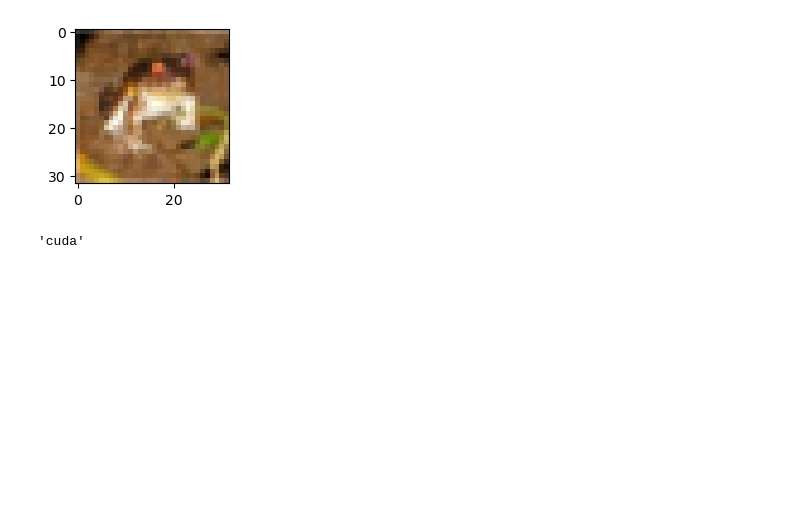
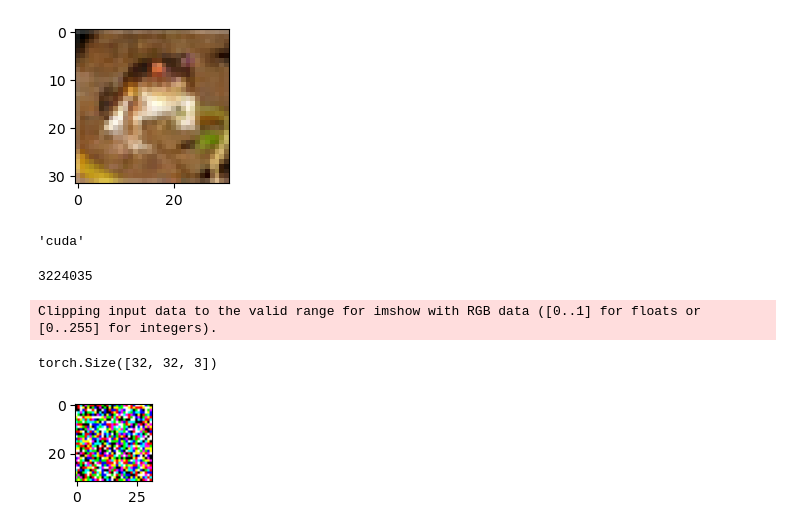
Before and after one commit to MyeongGuJo/diffusion, a Jupyter notebook: DDPM/test.ipynb, the cells around one changed output. Cells and saved outputs as stored; diff of their text form; code cells hidden in the pictures; blank space fills up the shorter version.

```diff
--- a/DDPM/test.ipynb
+++ b/DDPM/test.ipynb
@@ -42,3 +45,7 @@ model = Unet(ch, size, timestep).to(device)
 device
 # %% [output]
 'cuda'
+# %%
+sum(p.numel() for p in model.parameters() if p.requires_grad)
+# %% [output]
+3224035
@@ -53,31 +69,39 @@ optimizer = Adam(model.parameters(), lr=lr)
 # %%
 model.train()
 samples = []
 
 # noise
 sample = model.sampling()
 samples.append(sample)
 
 for epoch in range(epochs):
     loader = tqdm(train_loader)
 
     for step, batch in enumerate(loader):
+        bs_dim = batch.shape[0]
+
         # (bs, c, h, w) -> (bs, h, w, c)
         batch = batch.permute(0, 3, 1, 2).to(device)
-        t = torch.randint(0, timestep-1, (1, ), device=device)
+        t = torch.randint(0, timestep-1, (bs_dim, ), device=device)
 
         optimizer.zero_grad()
 
         loss = model.get_loss(batch.float(), t)
 
         loss.backward()
 
         optimizer.step()
 
         loader.set_description(f'Epoch {epoch} | step: {step} | loss: {loss.item():.4f}')
 
-    sample = model.sampling()
-    samples.append(sample)
+    with torch.no_grad():
+        sample = model.sampling()
+        samples.append(sample)
+        sample_image(sample)
+# %% [output]
+Clipping input data to the valid range for imshow with RGB data ([0..1] for floats or [0..255] for integers).
+torch.Size([32, 32, 3])
+[figure, added]
 # %%
 model.eval()
 
```
Also changed, not shown: parts of 5 cells of this notebook, 2 other files.
